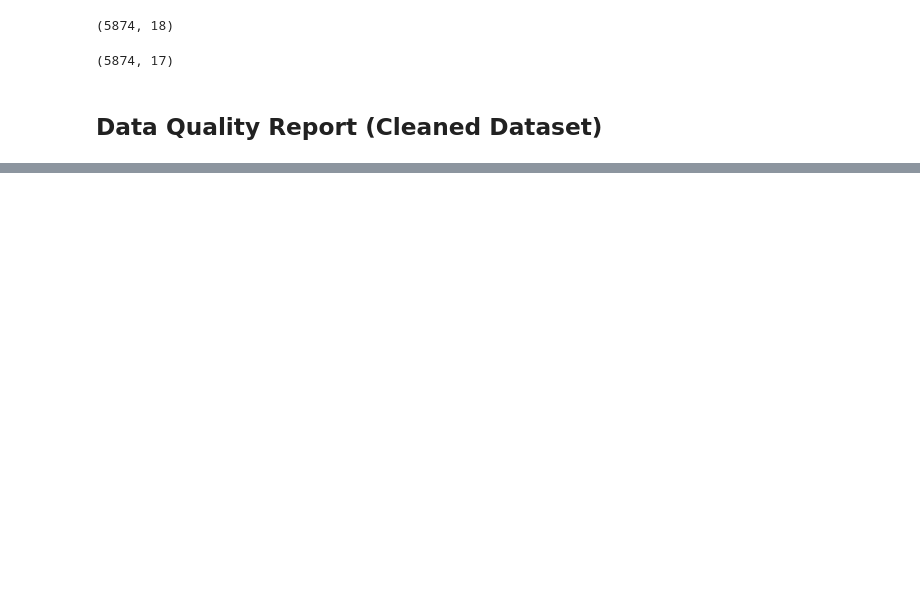
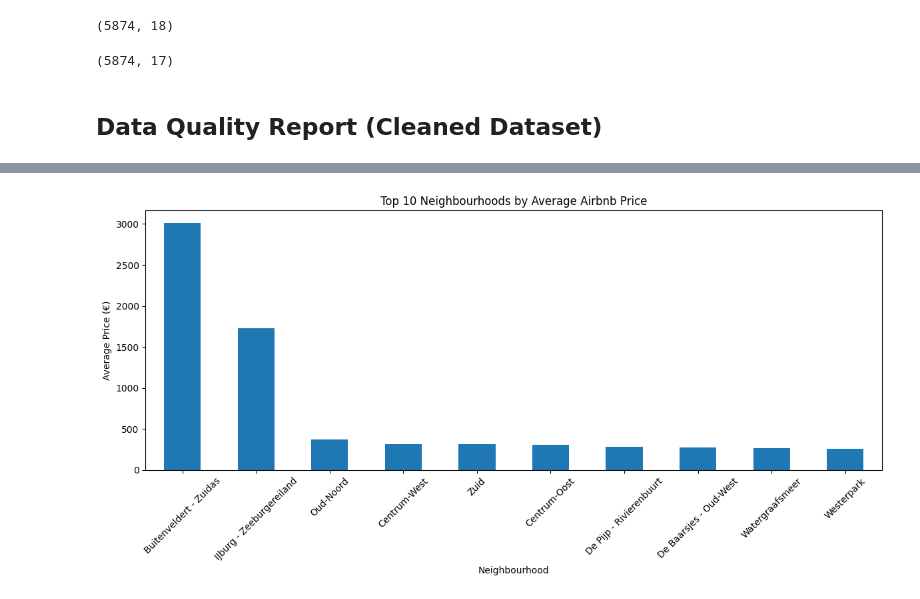
Before and after one commit to MathCodeLab1/portfolio_projects, a Jupyter notebook: Vacation_Rental_Analytics/notebooks/airbnb_exploration.ipynb, the cells around one changed output, grey strips where cells are left out. Drawn from its saved outputs; the diff is of its cells as text; code cells hidden in the pictures; blank space fills up the shorter version.

Commit message:
Add exploratory data analysis and neighbourhood pricing

```diff
--- a/Vacation_Rental_Analytics/notebooks/airbnb_exploration.ipynb
+++ b/Vacation_Rental_Analytics/notebooks/airbnb_exploration.ipynb
@@ -140,0 +157,10 @@ profile_clean.to_file("../reports/airbnb_clean_report.html")
+# %%
+# Average price by neighbourhood
+
+neighbourhood_prices = (
+    df_clean
+    .groupby("neighbourhood")["price"]
+    .mean()
+    .sort_values(ascending=False)
+)
+neighbourhood_prices.head(10)
@@ -140,0 +180,14 @@ profile_clean.to_file("../reports/airbnb_clean_report.html")
+# %%
+plt.figure(figsize=(12,6))
+
+neighbourhood_prices.head(10).plot(kind="bar")
+
+plt.title("Top 10 Neighbourhoods by Average Airbnb Price")
+plt.xlabel("Neighbourhood")
+plt.ylabel("Average Price (€)")
+plt.xticks(rotation=45)
+
+plt.tight_layout()
+plt.show()
+# %% [output]
+[figure, added]
```
Also changed, not shown: parts of 6 cells of this notebook, 2 other files.
